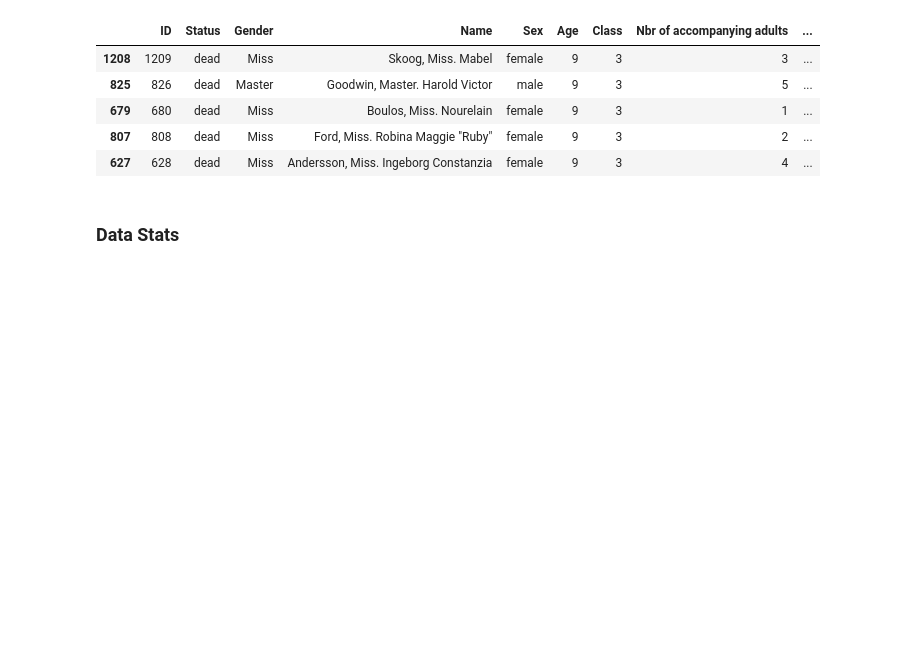
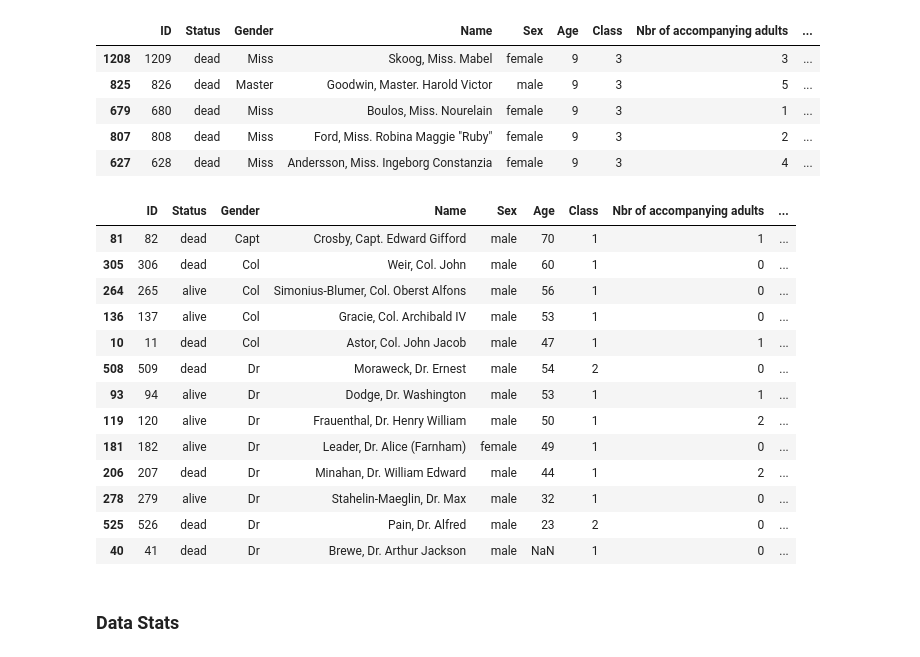
Before and after one commit to OlegBunseki/Python-Tutorials, a Jupyter notebook: Pandas.ipynb, the cells around one changed output. Saved outputs shown, nothing was run; the diff lists cells and outputs as text; code cells hidden in the pictures; blank space fills up the shorter version.

```diff
--- a/Pandas.ipynb
+++ b/Pandas.ipynb
@@ -324,6 +376,23 @@ df.sort_values('Age', ascending=False).head()
 | 679 | 680 | dead | Miss | Boulos, Miss. Nourelain | female | 9 | 3 | 1 | ... |
 | 807 | 808 | dead | Miss | Ford, Miss. Robina Maggie "Ruby" | female | 9 | 3 | 2 | ... |
 | 627 | 628 | dead | Miss | Andersson, Miss. Ingeborg Constanzia | female | 9 | 3 | 4 | ... |
+# %%
+df.sort_values(by = ['Gender', 'Age'], ascending=[True, False])[:13]
+# %% [output]
+|  | ID | Status | Gender | Name | Sex | Age | Class | Nbr of accompanying adults | ... |
+| 81 | 82 | dead | Capt | Crosby, Capt. Edward Gifford | male | 70 | 1 | 1 | ... |
+| 305 | 306 | dead | Col | Weir, Col. John | male | 60 | 1 | 0 | ... |
+| 264 | 265 | alive | Col | Simonius-Blumer, Col. Oberst Alfons | male | 56 | 1 | 0 | ... |
+| 136 | 137 | alive | Col | Gracie, Col. Archibald IV | male | 53 | 1 | 0 | ... |
+| 10 | 11 | dead | Col | Astor, Col. John Jacob | male | 47 | 1 | 1 | ... |
+| 508 | 509 | dead | Dr | Moraweck, Dr. Ernest | male | 54 | 2 | 0 | ... |
+| 93 | 94 | alive | Dr | Dodge, Dr. Washington | male | 53 | 1 | 1 | ... |
+| 119 | 120 | alive | Dr | Frauenthal, Dr. Henry William | male | 50 | 1 | 2 | ... |
+| 181 | 182 | alive | Dr | Leader, Dr. Alice (Farnham) | female | 49 | 1 | 0 | ... |
+| 206 | 207 | dead | Dr | Minahan, Dr. William Edward | male | 44 | 1 | 2 | ... |
+| 278 | 279 | alive | Dr | Stahelin-Maeglin, Dr. Max | male | 32 | 1 | 0 | ... |
+| 525 | 526 | dead | Dr | Pain, Dr. Alfred | male | 23 | 2 | 0 | ... |
+| 40 | 41 | dead | Dr | Brewe, Dr. Arthur Jackson | male | NaN | 1 | 0 | ... |
 # %% [markdown]
 ### Data Stats
 # %%
```
Also changed, not shown: parts of 28 cells of this notebook, 17 other files.
